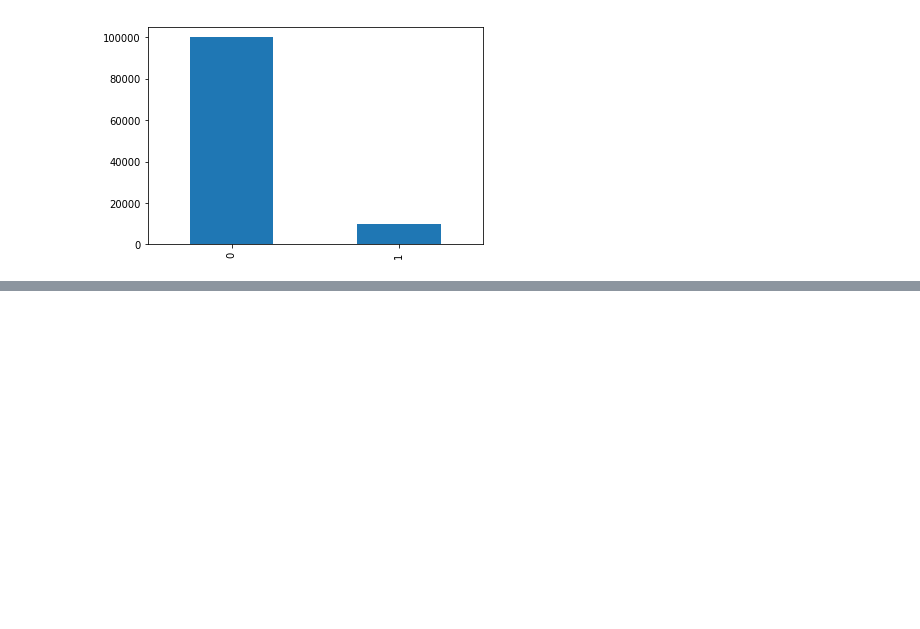
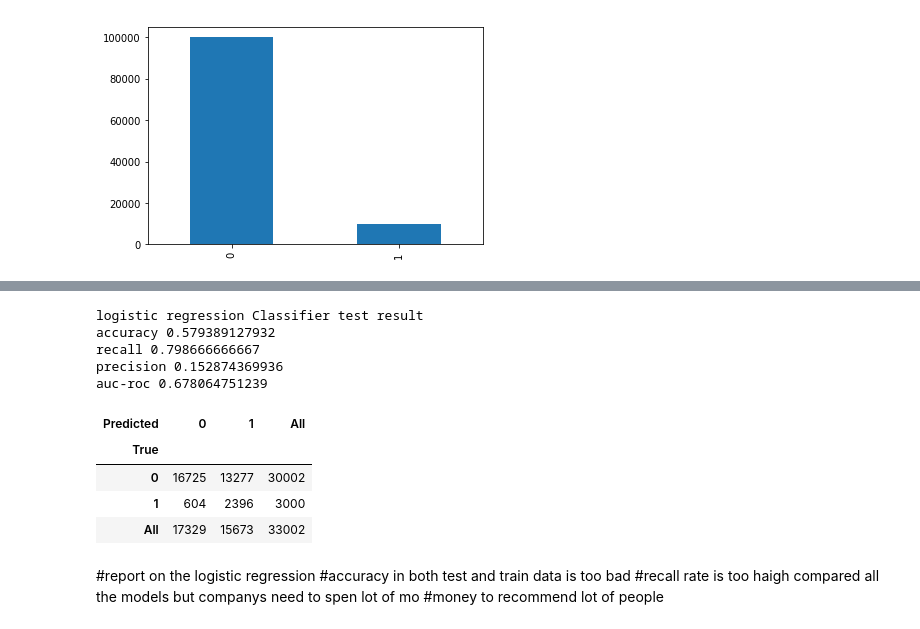
Before and after one commit to ashwingadam1/practice, a Jupyter notebook: casestudy.ipynb, the cells around one changed output, grey strips where cells are left out. Drawn from its saved outputs; the diff is of its cells as text; code cells hidden in the pictures; blank space fills up the shorter version.

```diff
--- a/casestudy.ipynb
+++ b/casestudy.ipynb
@@ -166,0 +256,25 @@ print(y_test.shape)
+# %%
+predictions=logistic_model.predict(X_test)
+print('logistic regression Classifier test result')
+print('accuracy',metrics.accuracy_score(y_test,predictions))
+print('recall',metrics.recall_score(y_test,predictions))
+print('precision',metrics.precision_score(y_test,predictions))
+print('auc-roc',metrics.roc_auc_score(y_test,predictions))
+pd.crosstab(y_test, predictions, rownames=['True'],
+            colnames=['Predicted'], margins=True)
+# %% [output]
+logistic regression Classifier test result
+accuracy 0.579389127932
+recall 0.798666666667
+precision 0.152874369936
+auc-roc 0.678064751239
+| Predicted | 0 | 1 | All |
+| True |  |  |  |
+| 0 | 16725 | 13277 | 30002 |
+| 1 | 604 | 2396 | 3000 |
+| All | 17329 | 15673 | 33002 |
+# %% [markdown]
+#report on the logistic regression
+#accuracy in both test and train data is too bad
+#recall rate is too haigh compared all the models but companys need to spen lot of mo
+#money to recommend lot of people
```
Also changed, not shown: parts of 28 cells of this notebook, 4 other files.
